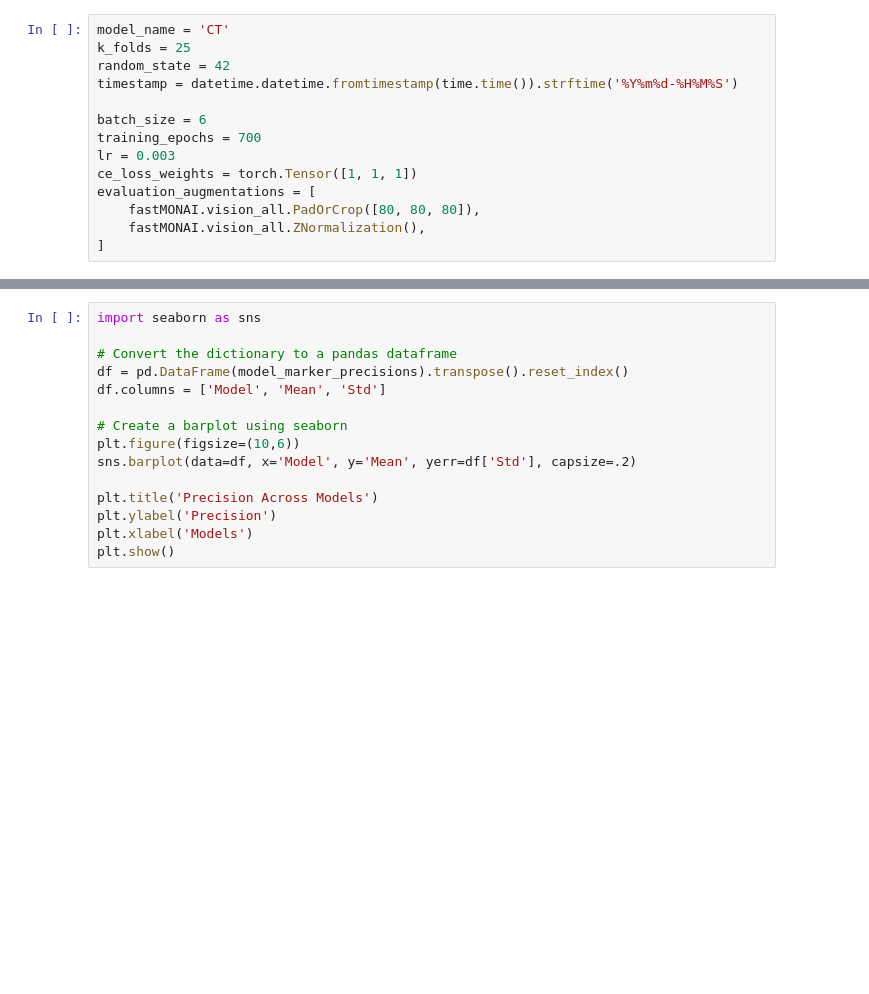
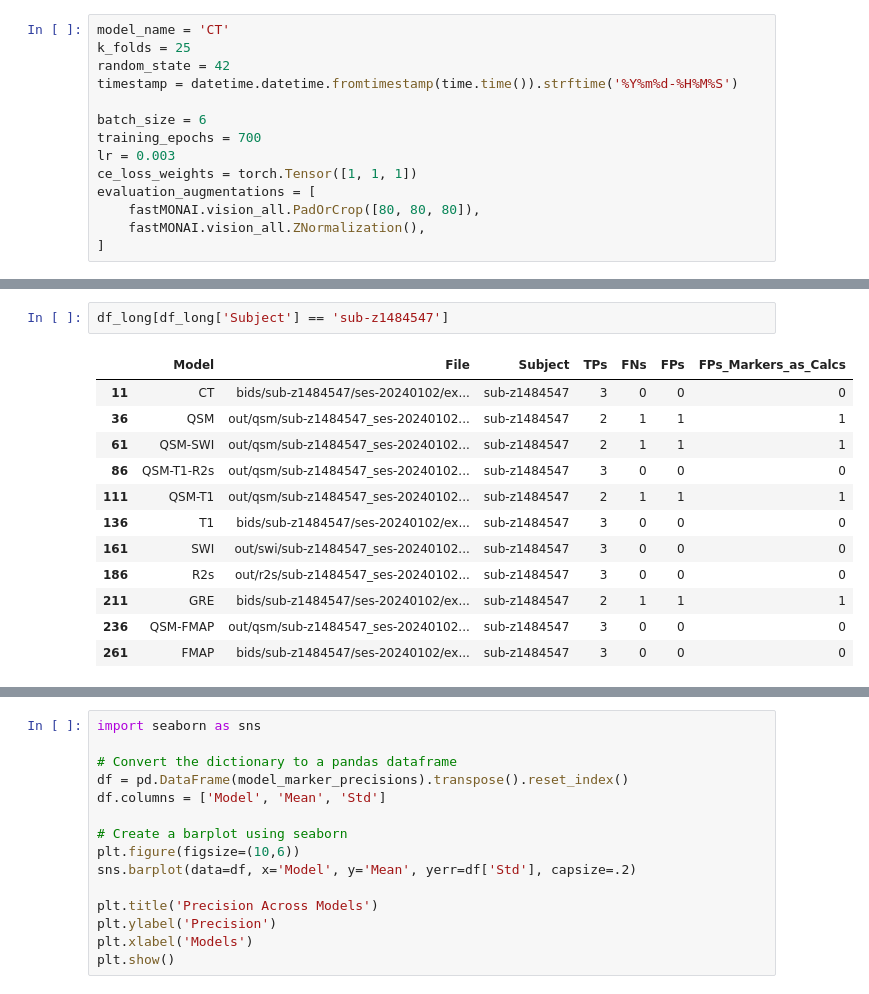
Before and after one commit to astewartau/prostate, a Jupyter notebook: evaluation.ipynb, the cells around one changed output, grey strips where cells are left out. Saved outputs shown, nothing was run; the diff lists cells and outputs as text; blank space fills up the shorter version.

```diff
--- a/evaluation.ipynb
+++ b/evaluation.ipynb
@@ -350,0 +521,15 @@ Saved file doesn't contain an optimizer state.
+# %%
+df_long[df_long['Subject'] == 'sub-z1484547']
+# %% [output]
+|  | Model | File | Subject | TPs | FNs | FPs | FPs_Markers_as_Calcs |
+| 11 | CT | bids/sub-z1484547/ses-20240102/ex... | sub-z1484547 | 3 | 0 | 0 | 0 |
+| 36 | QSM | out/qsm/sub-z1484547_ses-20240102... | sub-z1484547 | 2 | 1 | 1 | 1 |
+| 61 | QSM-SWI | out/qsm/sub-z1484547_ses-20240102... | sub-z1484547 | 2 | 1 | 1 | 1 |
+| 86 | QSM-T1-R2s | out/qsm/sub-z1484547_ses-20240102... | sub-z1484547 | 3 | 0 | 0 | 0 |
+| 111 | QSM-T1 | out/qsm/sub-z1484547_ses-20240102... | sub-z1484547 | 2 | 1 | 1 | 1 |
+| 136 | T1 | bids/sub-z1484547/ses-20240102/ex... | sub-z1484547 | 3 | 0 | 0 | 0 |
+| 161 | SWI | out/swi/sub-z1484547_ses-20240102... | sub-z1484547 | 3 | 0 | 0 | 0 |
+| 186 | R2s | out/r2s/sub-z1484547_ses-20240102... | sub-z1484547 | 3 | 0 | 0 | 0 |
+| 211 | GRE | bids/sub-z1484547/ses-20240102/ex... | sub-z1484547 | 2 | 1 | 1 | 1 |
+| 236 | QSM-FMAP | out/qsm/sub-z1484547_ses-20240102... | sub-z1484547 | 3 | 0 | 0 | 0 |
+| 261 | FMAP | bids/sub-z1484547/ses-20240102/ex... | sub-z1484547 | 3 | 0 | 0 | 0 |
```
Also changed, not shown: parts of 20 cells of this notebook, 17 other files.
